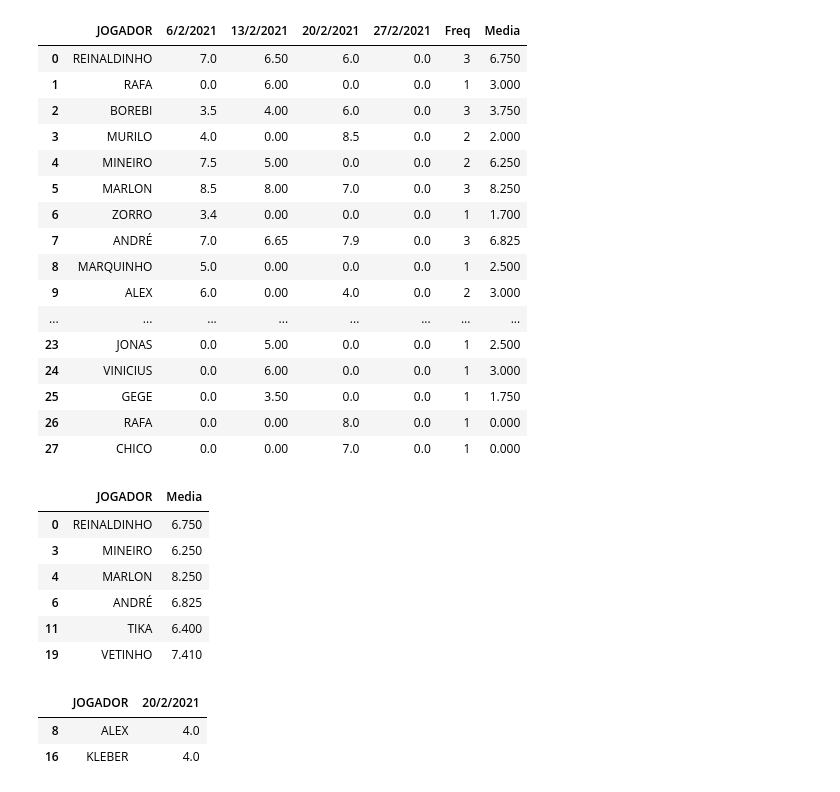
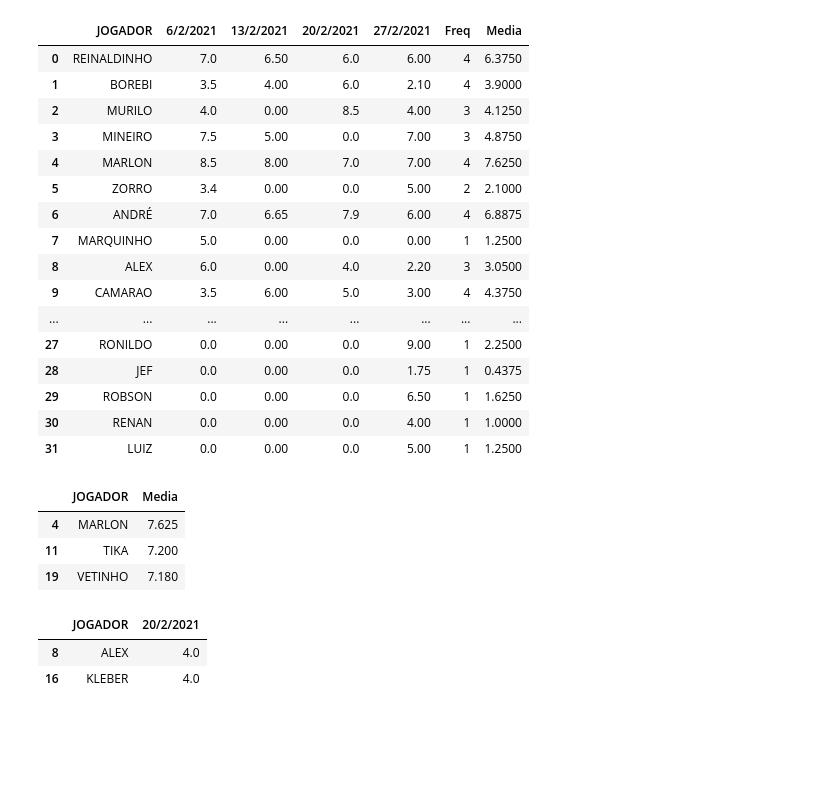
Before and after one commit to claytontey/gigantesresenha, a Jupyter notebook: gigantes.ipynb, the cells around one changed output. Saved outputs shown, nothing was run; the diff lists cells and outputs as text; code cells hidden in the pictures; blank space fills up the shorter version.

```diff
--- a/gigantes.ipynb
+++ b/gigantes.ipynb
@@ -23,38 +23,35 @@ df['Freq'] = df.iloc[:,1:5].apply(lambda x: x!=0, axis=1).sum(axis=1)
 # Aqui temos a média por nota e a media por frequencia.
 #df['Media'] = df.iloc[:,1:5].sum(axis=1) / df['Freq']
 
-df['Media'] = df.iloc[:,1:3].mean(axis=1)
+df['Media'] = df.iloc[:,1:5].mean(axis=1)
 # %%
 df
 # %% [output]
 |  | JOGADOR | 6/2/2021 | 13/2/2021 | 20/2/2021 | 27/2/2021 | Freq | Media |
-| 0 | REINALDINHO | 7.0 | 6.50 | 6.0 | 0.0 | 3 | 6.750 |
-| 1 | RAFA | 0.0 | 6.00 | 0.0 | 0.0 | 1 | 3.000 |
-| 2 | BOREBI | 3.5 | 4.00 | 6.0 | 0.0 | 3 | 3.750 |
-| 3 | MURILO | 4.0 | 0.00 | 8.5 | 0.0 | 2 | 2.000 |
-| 4 | MINEIRO | 7.5 | 5.00 | 0.0 | 0.0 | 2 | 6.250 |
-| 5 | MARLON | 8.5 | 8.00 | 7.0 | 0.0 | 3 | 8.250 |
-| 6 | ZORRO | 3.4 | 0.00 | 0.0 | 0.0 | 1 | 1.700 |
-| 7 | ANDRÉ | 7.0 | 6.65 | 7.9 | 0.0 | 3 | 6.825 |
-| 8 | MARQUINHO | 5.0 | 0.00 | 0.0 | 0.0 | 1 | 2.500 |
-| 9 | ALEX | 6.0 | 0.00 | 4.0 | 0.0 | 2 | 3.000 |
+| 0 | REINALDINHO | 7.0 | 6.50 | 6.0 | 6.00 | 4 | 6.3750 |
+| 1 | BOREBI | 3.5 | 4.00 | 6.0 | 2.10 | 4 | 3.9000 |
+| 2 | MURILO | 4.0 | 0.00 | 8.5 | 4.00 | 3 | 4.1250 |
+| 3 | MINEIRO | 7.5 | 5.00 | 0.0 | 7.00 | 3 | 4.8750 |
+| 4 | MARLON | 8.5 | 8.00 | 7.0 | 7.00 | 4 | 7.6250 |
+| 5 | ZORRO | 3.4 | 0.00 | 0.0 | 5.00 | 2 | 2.1000 |
+| 6 | ANDRÉ | 7.0 | 6.65 | 7.9 | 6.00 | 4 | 6.8875 |
+| 7 | MARQUINHO | 5.0 | 0.00 | 0.0 | 0.00 | 1 | 1.2500 |
+| 8 | ALEX | 6.0 | 0.00 | 4.0 | 2.20 | 3 | 3.0500 |
+| 9 | CAMARAO | 3.5 | 6.00 | 5.0 | 3.00 | 4 | 4.3750 |
 | ... | ... | ... | ... | ... | ... | ... | ... |
-| 23 | JONAS | 0.0 | 5.00 | 0.0 | 0.0 | 1 | 2.500 |
-| 24 | VINICIUS | 0.0 | 6.00 | 0.0 | 0.0 | 1 | 3.000 |
-| 25 | GEGE | 0.0 | 3.50 | 0.0 | 0.0 | 1 | 1.750 |
-| 26 | RAFA | 0.0 | 0.00 | 8.0 | 0.0 | 1 | 0.000 |
-| 27 | CHICO | 0.0 | 0.00 | 7.0 | 0.0 | 1 | 0.000 |
+| 27 | RONILDO | 0.0 | 0.00 | 0.0 | 9.00 | 1 | 2.2500 |
+| 28 | JEF | 0.0 | 0.00 | 0.0 | 1.75 | 1 | 0.4375 |
+| 29 | ROBSON | 0.0 | 0.00 | 0.0 | 6.50 | 1 | 1.6250 |
+| 30 | RENAN | 0.0 | 0.00 | 0.0 | 4.00 | 1 | 1.0000 |
+| 31 | LUIZ | 0.0 | 0.00 | 0.0 | 5.00 | 1 | 1.2500 |
 # %%
 maior = pd.DataFrame(df,columns = ['JOGADOR',df.columns[6]])
-maior[maior[df.columns[6]] >= 6]
+maior[maior[df.columns[6]] >= 7]
 # %% [output]
 |  | JOGADOR | Media |
-| 0 | REINALDINHO | 6.750 |
-| 3 | MINEIRO | 6.250 |
-| 4 | MARLON | 8.250 |
-| 6 | ANDRÉ | 6.825 |
-| 11 | TIKA | 6.400 |
-| 19 | VETINHO | 7.410 |
+| 4 | MARLON | 7.625 |
+| 11 | TIKA | 7.200 |
+| 19 | VETINHO | 7.180 |
 # %%
 pior = pd.DataFrame(df,columns = ['JOGADOR',df.columns[3]])
 #pior[pior[df.columns[2]] <= 3.5][:]
```
Also changed, not shown: parts of 1 cell of this notebook, 3 other files.
